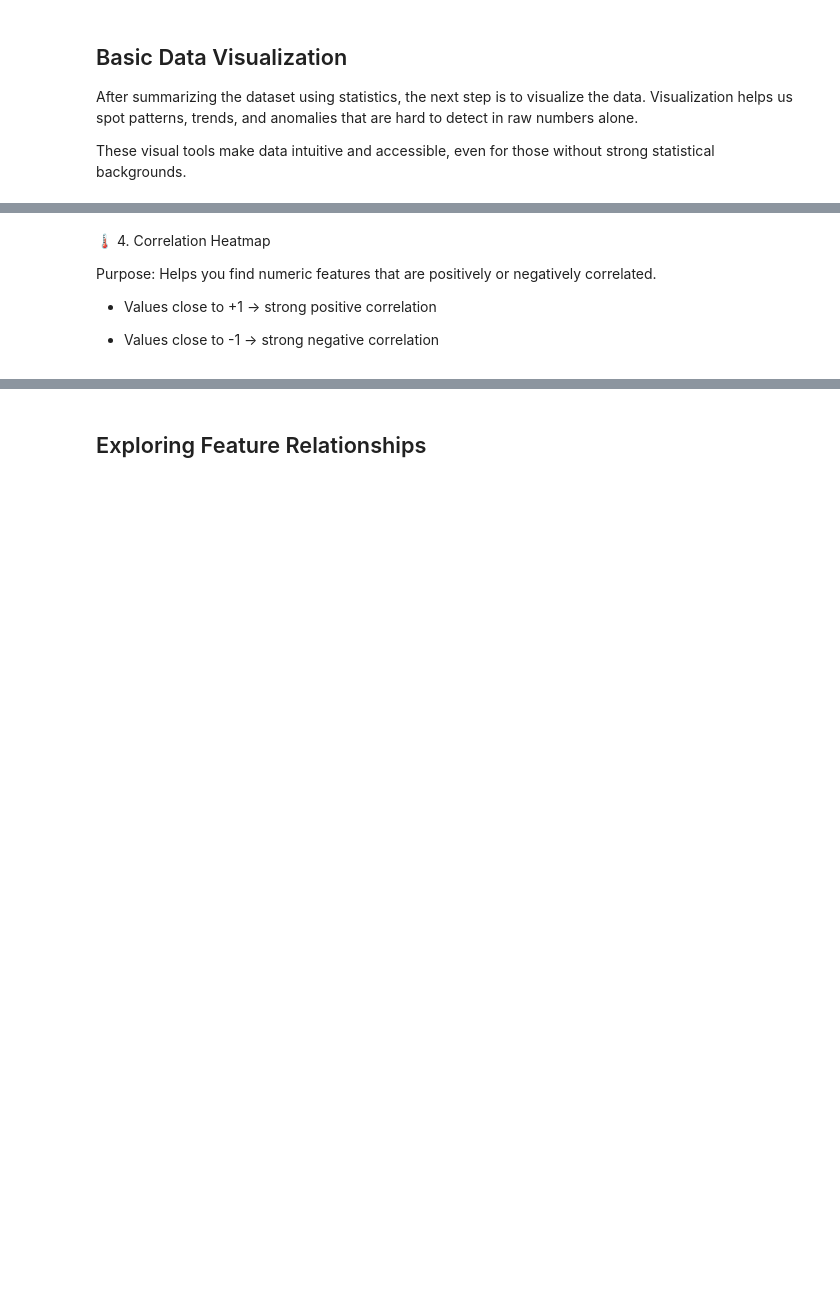
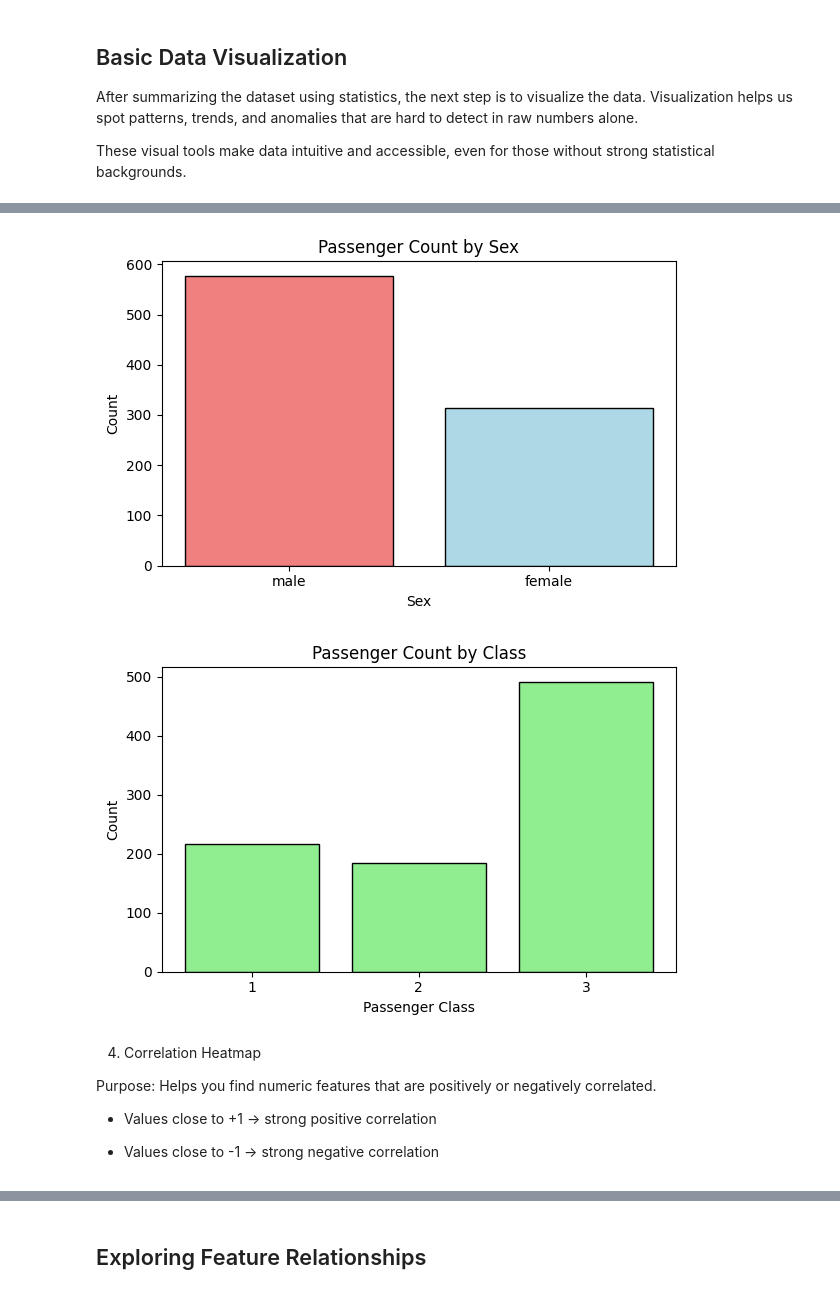
Before and after one commit to MAL-TO/Workshop-ML, a Jupyter notebook: lab-01.ipynb, the cells around one changed output, grey strips where cells are left out. Cells and saved outputs as stored; diff of their text form; code cells hidden in the pictures; blank space fills up the shorter version.

```diff
--- a/lab-01.ipynb
+++ b/lab-01.ipynb
@@ -431,23 +528,30 @@ NameError: name 'plt' is not defined
 
 Purpose: Displays the frequency of each category in a variable (like value_counts, but visual).
 # %%
-# Count plot: Sex
+# Count plot for Sex
+sex_counts = df['Sex'].value_counts()
 plt.figure(figsize=(6, 4))
-sns.countplot(data=df, x='Sex')
+plt.bar(sex_counts.index, sex_counts.values, color=['lightcoral', 'lightblue'], edgecolor='black')
 plt.title('Passenger Count by Sex')
 plt.xlabel('Sex')
 plt.ylabel('Count')
+plt.tight_layout()
 plt.show()
 
-# Count plot: Pclass
+# Count plot for Pclass
+pclass_counts = df['Pclass'].value_counts().sort_index()
 plt.figure(figsize=(6, 4))
-sns.countplot(data=df, x='Pclass')
+plt.bar(pclass_counts.index.astype(str), pclass_counts.values, color='lightgreen', edgecolor='black')
 plt.title('Passenger Count by Class')
 plt.xlabel('Passenger Class')
 plt.ylabel('Count')
+plt.tight_layout()
 plt.show()
+# %% [output]
+[figure, added]
+[figure, added]
 # %% [markdown]
-🌡️ 4. Correlation Heatmap
+4. Correlation Heatmap
 
 Purpose: Helps you find numeric features that are positively or negatively correlated.
 
```
Also changed, not shown: parts of 15 cells of this notebook.
